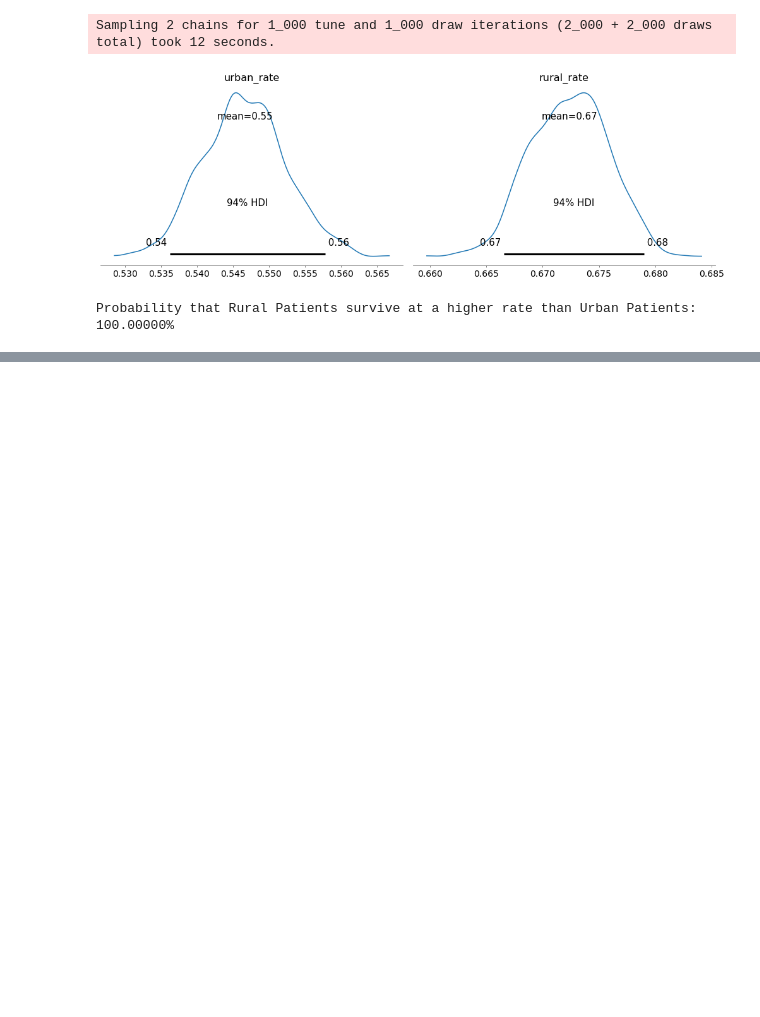
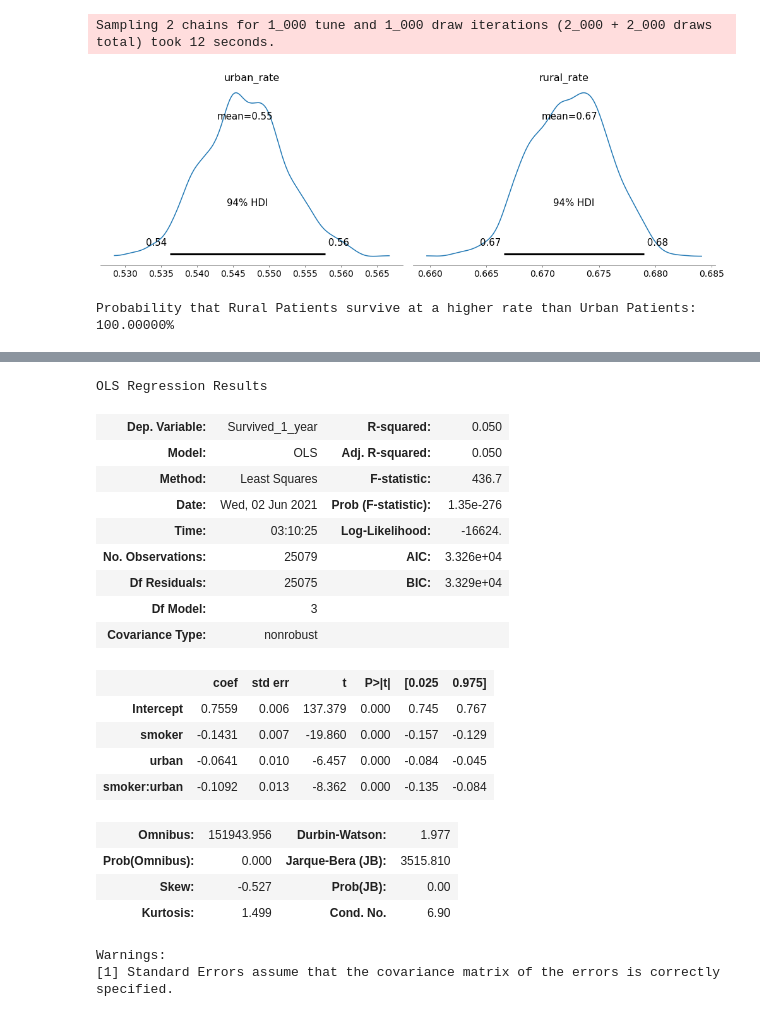
Before and after one commit to jrizcallah/bayesian_ab_testing, a Jupyter notebook: bayesian_AB_test.ipynb, the cells around one changed output, grey strips where cells are left out. Saved outputs shown, nothing was run; the diff lists cells and outputs as text; code cells hidden in the pictures; blank space fills up the shorter version.

Commit message:
Added multiple regression

```diff
--- a/bayesian_AB_test.ipynb
+++ b/bayesian_AB_test.ipynb
@@ -119,0 +183,30 @@ Probability that Rural Patients survive at a higher rate than Urban Patients: 10
+# %%
+# traditional
+import statsmodels.api as sm
+from statsmodels.formula.api import ols
+
+trad_lm = ols('Survived_1_year ~ smoker + urban + smoker*urban', data=mult_data).fit()
+trad_anova = sm.stats.anova_lm(trad_lm)
+trad_lm.summary()
+# %% [output]
+OLS Regression Results
+| Dep. Variable: | Survived_1_year | R-squared: | 0.050 |
+| Model: | OLS | Adj. R-squared: | 0.050 |
+| Method: | Least Squares | F-statistic: | 436.7 |
+| Date: | Wed, 02 Jun 2021 | Prob (F-statistic): | 1.35e-276 |
+| Time: | 03:10:25 | Log-Likelihood: | -16624. |
+| No. Observations: | 25079 | AIC: | 3.326e+04 |
+| Df Residuals: | 25075 | BIC: | 3.329e+04 |
+| Df Model: | 3 |  |  |
+| Covariance Type: | nonrobust |  |  |
+|  | coef | std err | t | P>|t| | [0.025 | 0.975] |
+| Intercept | 0.7559 | 0.006 | 137.379 | 0.000 | 0.745 | 0.767 |
+| smoker | -0.1431 | 0.007 | -19.860 | 0.000 | -0.157 | -0.129 |
+| urban | -0.0641 | 0.010 | -6.457 | 0.000 | -0.084 | -0.045 |
+| smoker:urban | -0.1092 | 0.013 | -8.362 | 0.000 | -0.135 | -0.084 |
+| Omnibus: | 151943.956 | Durbin-Watson: | 1.977 |
+| Prob(Omnibus): | 0.000 | Jarque-Bera (JB): | 3515.810 |
+| Skew: | -0.527 | Prob(JB): | 0.00 |
+| Kurtosis: | 1.499 | Cond. No. | 6.90 |
+Warnings:
+[1] Standard Errors assume that the covariance matrix of the errors is correctly specified.
```
Also changed, not shown: parts of 7 cells of this notebook.
